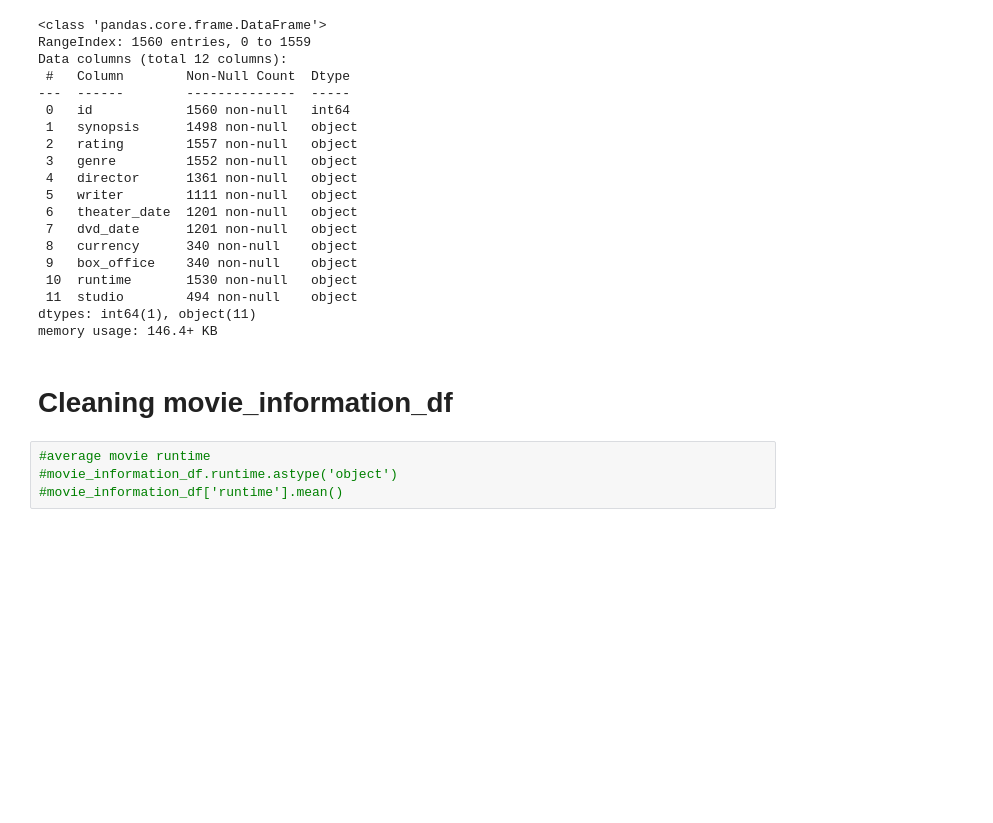
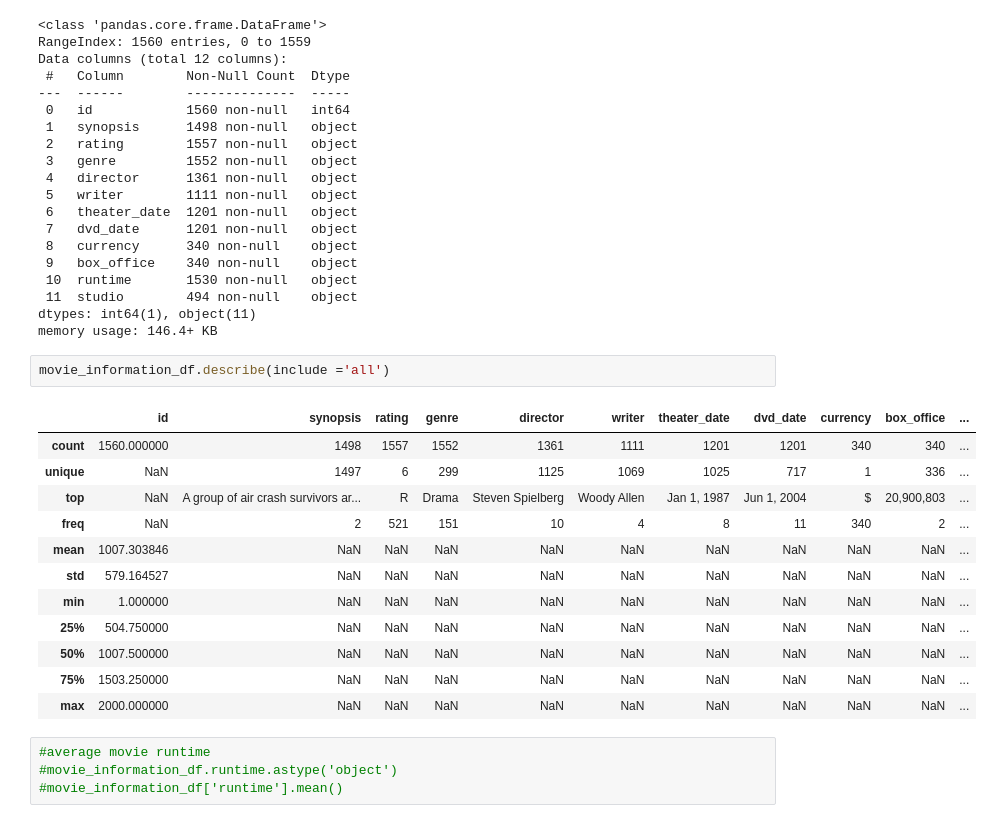
Before and after one commit to WendyMwiti/microsoft_movie_analysis, a Jupyter notebook: zippedData/Moviesmicrosoft.ipynb, the cells around one changed output. Cells and saved outputs as stored; diff of their text form; blank space fills up the shorter version.

```diff
--- a/zippedData/Moviesmicrosoft.ipynb
+++ b/zippedData/Moviesmicrosoft.ipynb
@@ -253,8 +451,21 @@ Data columns (total 12 columns):
  11  studio        494 non-null    object
 dtypes: int64(1), object(11)
 memory usage: 146.4+ KB
-# %% [markdown]
-# Cleaning movie_information_df
+# %%
+movie_information_df.describe(include ='all')
+# %% [output]
+|  | id | synopsis | rating | genre | director | writer | theater_date | dvd_date | currency | box_office | ... |
+| count | 1560.000000 | 1498 | 1557 | 1552 | 1361 | 1111 | 1201 | 1201 | 340 | 340 | ... |
+| unique | NaN | 1497 | 6 | 299 | 1125 | 1069 | 1025 | 717 | 1 | 336 | ... |
+| top | NaN | A group of air crash survivors ar... | R | Drama | Steven Spielberg | Woody Allen | Jan 1, 1987 | Jun 1, 2004 | $ | 20,900,803 | ... |
+| freq | NaN | 2 | 521 | 151 | 10 | 4 | 8 | 11 | 340 | 2 | ... |
+| mean | 1007.303846 | NaN | NaN | NaN | NaN | NaN | NaN | NaN | NaN | NaN | ... |
+| std | 579.164527 | NaN | NaN | NaN | NaN | NaN | NaN | NaN | NaN | NaN | ... |
+| min | 1.000000 | NaN | NaN | NaN | NaN | NaN | NaN | NaN | NaN | NaN | ... |
+| 25% | 504.750000 | NaN | NaN | NaN | NaN | NaN | NaN | NaN | NaN | NaN | ... |
+| 50% | 1007.500000 | NaN | NaN | NaN | NaN | NaN | NaN | NaN | NaN | NaN | ... |
+| 75% | 1503.250000 | NaN | NaN | NaN | NaN | NaN | NaN | NaN | NaN | NaN | ... |
+| max | 2000.000000 | NaN | NaN | NaN | NaN | NaN | NaN | NaN | NaN | NaN | ... |
 # %%
 #average movie runtime
 #movie_information_df.runtime.astype('object')
```
Also changed, not shown: parts of 53 cells of this notebook.
